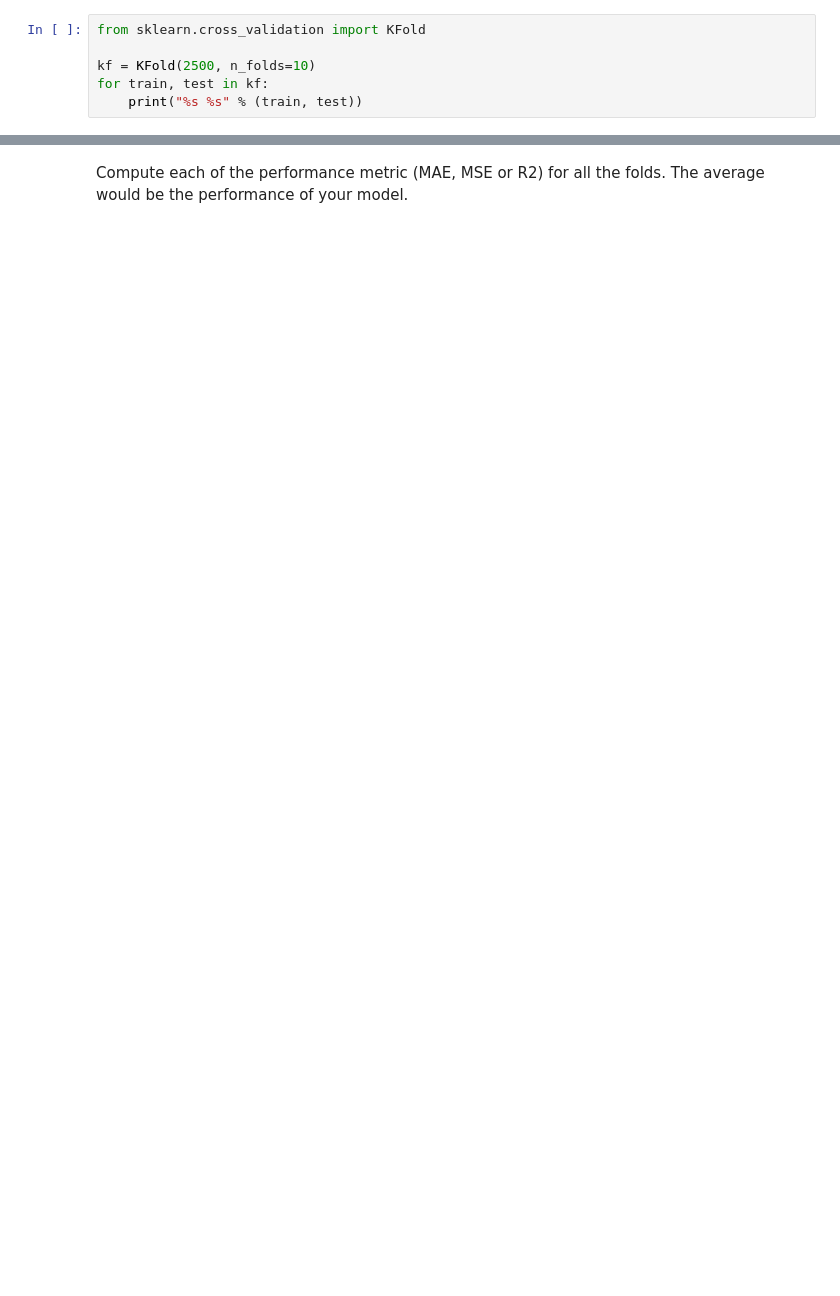
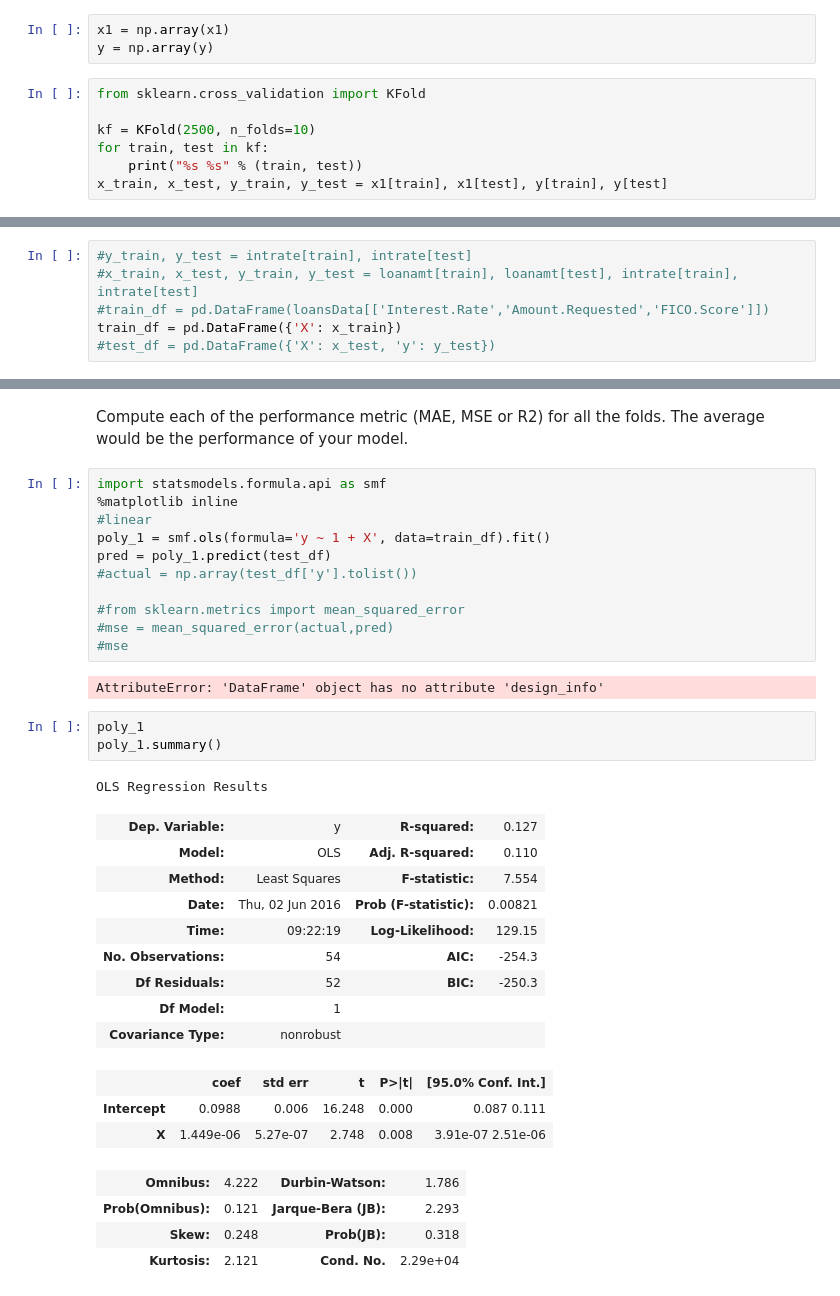
Before and after one commit to AschHarwood/Thinkful4, a Jupyter notebook: Loan Data Predictions.ipynb, the cells around one changed output, grey strips where cells are left out. Drawn from its saved outputs; the diff is of its cells as text; blank space fills up the shorter version.

```diff
--- a/Loan Data Predictions.ipynb
+++ b/Loan Data Predictions.ipynb
@@ -53,12 +53,16 @@ x2 = np.matrix(loanamt).transpose()
 x = np.column_stack([x1,x2]) #puts the two matrix columns above into one matrix
 # %% [markdown]
 Break the data-set into 10 segments following the example provided here in KFold .
+# %%
+x1 = np.array(x1)
+y = np.array(y)
 # %%
 from sklearn.cross_validation import KFold
 
 kf = KFold(2500, n_folds=10)
 for train, test in kf:
     print("%s %s" % (train, test))
+x_train, x_test, y_train, y_test = x1[train], x1[test], y[train], y[test]
 # %% [output]
 [ 250  251  252 ..., 2497 2498 2499] [  0   1   2   3   4   5   6   7   8   9  10  11  12  13  14  15  16  17
   18  19  20  21  22  23  24  25  26  27  28  29  30  31  32  33  34  35
@@ -84,0 +92,6 @@ ValueError: If using all scalar values, you must pass an index
+# %%
+#y_train, y_test = intrate[train], intrate[test]
+#x_train, x_test, y_train, y_test = loanamt[train], loanamt[test], intrate[train], intrate[test]
+#train_df = pd.DataFrame(loansData[['Interest.Rate','Amount.Requested','FICO.Score']])
+train_df = pd.DataFrame({'X': x_train})
+#test_df = pd.DataFrame({'X': x_test, 'y': y_test})
@@ -85,2 +100,36 @@ ValueError: If using all scalar values, you must pass an index
 # %% [markdown]
 Compute each of the performance metric (MAE, MSE or R2) for all the folds. The average would be the performance of your model.
+# %%
+import statsmodels.formula.api as smf
+%matplotlib inline
+#linear
+poly_1 = smf.ols(formula='y ~ 1 + X', data=train_df).fit()
+pred = poly_1.predict(test_df)
+#actual = np.array(test_df['y'].tolist())
+
+#from sklearn.metrics import mean_squared_error
+#mse = mean_squared_error(actual,pred)
+#mse
+# %% [output]
+AttributeError: 'DataFrame' object has no attribute 'design_info'
+# %%
+poly_1
+poly_1.summary()
+# %% [output]
+OLS Regression Results
+| Dep. Variable: | y | R-squared: | 0.127 |
+| Model: | OLS | Adj. R-squared: | 0.110 |
+| Method: | Least Squares | F-statistic: | 7.554 |
+| Date: | Thu, 02 Jun 2016 | Prob (F-statistic): | 0.00821 |
+| Time: | 09:22:19 | Log-Likelihood: | 129.15 |
+| No. Observations: | 54 | AIC: | -254.3 |
+| Df Residuals: | 52 | BIC: | -250.3 |
+| Df Model: | 1 |  |  |
+| Covariance Type: | nonrobust |  |  |
+|  | coef | std err | t | P>|t| | [95.0% Conf. Int.] |
+| Intercept | 0.0988 | 0.006 | 16.248 | 0.000 | 0.087 0.111 |
+| X | 1.449e-06 | 5.27e-07 | 2.748 | 0.008 | 3.91e-07 2.51e-06 |
+| Omnibus: | 4.222 | Durbin-Watson: | 1.786 |
+| Prob(Omnibus): | 0.121 | Jarque-Bera (JB): | 2.293 |
+| Skew: | 0.248 | Prob(JB): | 0.318 |
+| Kurtosis: | 2.121 | Cond. No. | 2.29e+04 |
```
Also changed, not shown: parts of 3 cells of this notebook, 1 other file.
